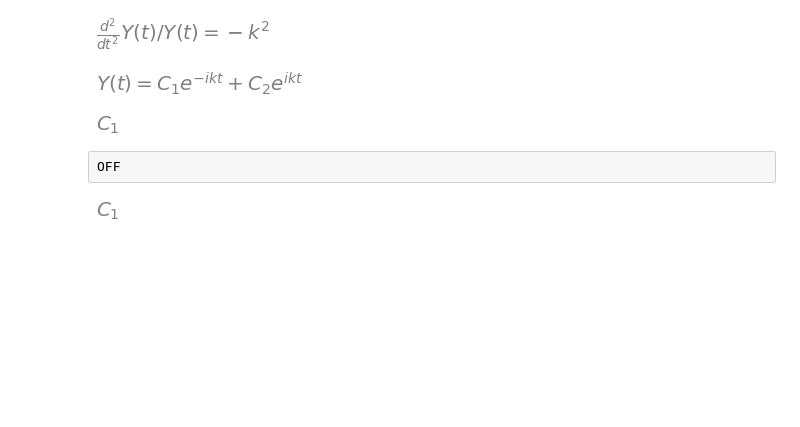
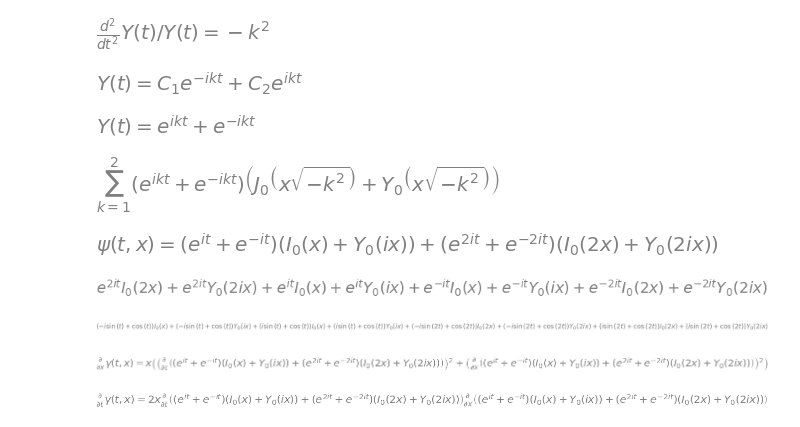
Before and after one commit to GeoffCope/General_Relativity_Python, a Jupyter notebook: Einstein_Rosen_waves_and_the_self_similarity_hypothesis_in_cylindrical_symmetry_by_Harada_Nakao_and_Nolan.ipynb, the cells around one changed output. Cells and saved outputs as stored; diff of their text form; code cells hidden in the pictures; blank space fills up the shorter version.

```diff
--- a/Einstein_Rosen_waves_and_the_self_similarity_hypothesis_in_cylindrical_symmetry_by_Harada_Nakao_and_Nolan.ipynb
+++ b/Einstein_Rosen_waves_and_the_self_similarity_hypothesis_in_cylindrical_symmetry_by_Harada_Nakao_and_Nolan.ipynb
@@ -165,12 +179,26 @@ ySolution
 # %% [output]
 [figure]
 # %%
-ySolution.args[1].args[0].args[0]
+ySolutionParticular = ySolution.subs(ySolution.args[1].args[0].args[0],1).subs(ySolution.args[1].args[1].args[0],1)
+ySolutionParticular
 # %% [output]
-[figure, old version]
+[figure, new version]
-# %% [raw]
-OFF
-# %%
-ySolution.args[1].args[0].args[0]
-# %% [output]
-[figure, removed]
+# %%
+#  Here we arbitrary pick just two terms as an example...
+Sum( ( xSolutionParticular.args[1] * ySolutionParticular.args[1] ) ,(k,1,2) )
+# %% [output]
+[figure, added]
+# %%
+psiSumTwoTerms = Eq(psi, Sum( ( xSolutionParticular.args[1] * ySolutionParticular.args[1] ) ,(k,1,2) ).doit() )
+psiSumTwoTerms
+# %% [output]
+[figure, added]
+# %%
+expand( Sum( ( xSolutionParticular.args[1] * ySolutionParticular.args[1] ) ,(k,1,2) ).doit() )
+# %% [output]
+[figure, added]
+# %%
+#  Change the complex exponentials to sin and cos
+expand( Sum( ( xSolutionParticular.args[1] * ySolutionParticular.args[1] ) ,(k,1,2) ).doit() ).rewrite(cos)
+# %% [output]
+[figure, added]
@@ -176,0 +208,5 @@ ySolution.args[1].args[0].args[0]
+# %%
+dgammadxPDE = vacuumFieldEquations[1].subs(psiSumTwoTerms.args[0],psiSumTwoTerms.args[1])
+dgammadxPDE
+# %% [output]
+[figure, added]
@@ -176,0 +215,5 @@ ySolution.args[1].args[0].args[0]
+# %%
+dgammadtPDE = vacuumFieldEquations[2].subs(psiSumTwoTerms.args[0],psiSumTwoTerms.args[1])
+dgammadtPDE
+# %% [output]
+[figure, added]
```
Also changed, not shown: parts of 8 cells of this notebook, 1 other file.
